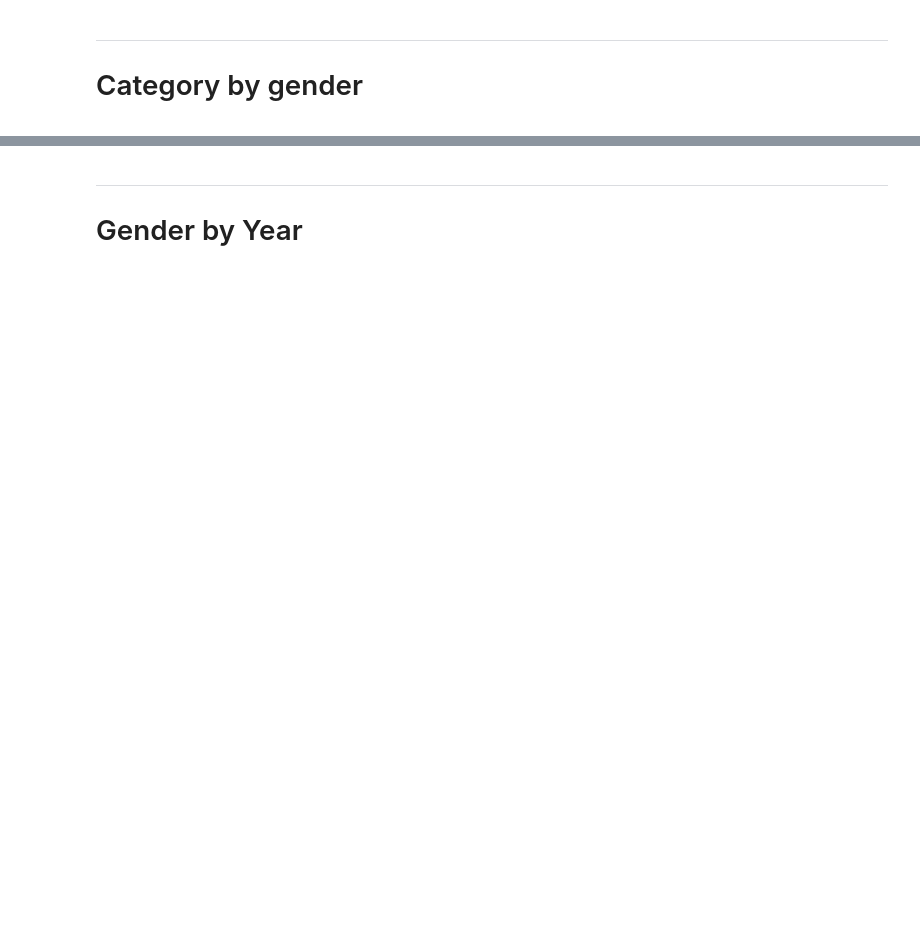
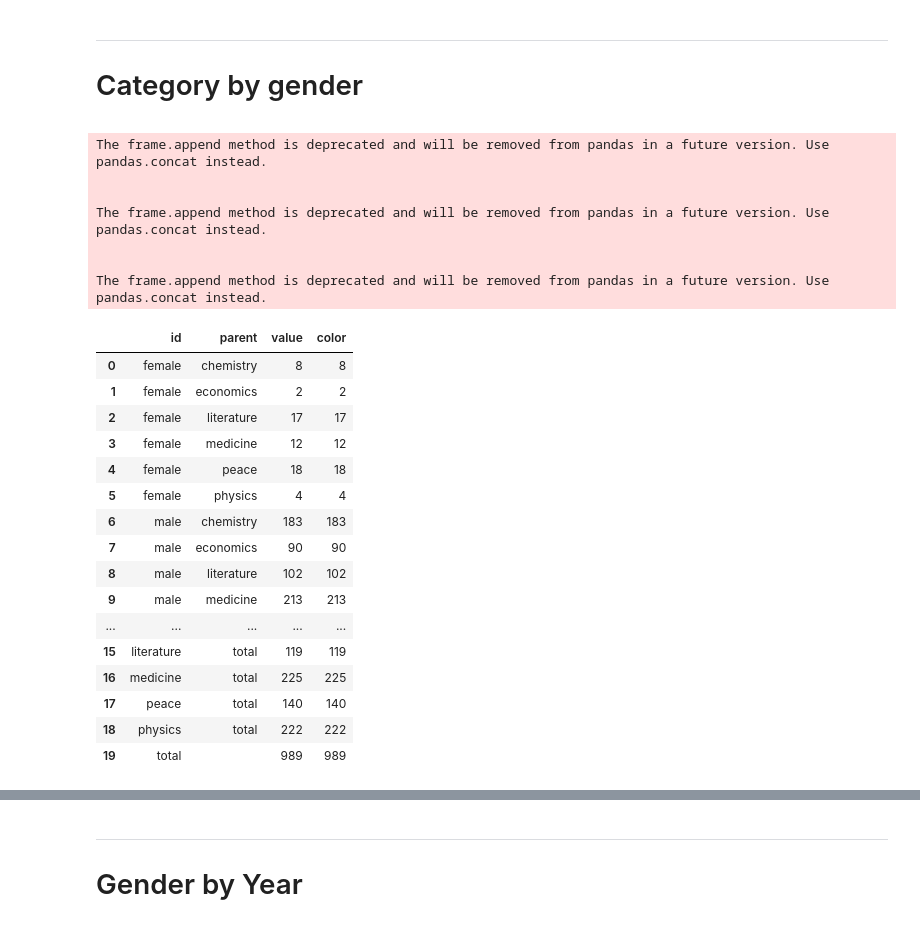
Before and after one commit to iryna-savchuk/DV_project, a Jupyter notebook: Making_Graphs.ipynb, the cells around one changed output, grey strips where cells are left out. Saved outputs shown, nothing was run; the diff lists cells and outputs as text; code cells hidden in the pictures; blank space fills up the shorter version.

```diff
--- a/Making_Graphs.ipynb
+++ b/Making_Graphs.ipynb
@@ -203,0 +224,58 @@ fig.show(renderer='browser')
+# %%
+levels = ['gender', 'category'] # levels used for the hierarchical chart
+color_columns = 'count'
+value_column = 'count'
+
+def build_hierarchical_dataframe(df, levels, value_column, color_columns=None):
+    """
+    Build a hierarchy of levels for Sunburst or Treemap charts.
+
+    Levels are given starting from the bottom to the top of the hierarchy,
+    ie the last level corresponds to the root.
+    """
+    df_all_trees = pd.DataFrame(columns=['id', 'parent', 'value', 'color'])
+    for i, level in enumerate(levels):
+        df_tree = pd.DataFrame(columns=['id', 'parent', 'value', 'color'])
+        dfg = df.groupby(levels[i:]).sum()
+        dfg = dfg.reset_index()
+        df_tree['id'] = dfg[level].copy()
+        if i < len(levels) - 1:
+            df_tree['parent'] = dfg[levels[i+1]].copy()
+        else:
+            df_tree['parent'] = 'total'
+        df_tree['value'] = dfg[value_column]
+        df_tree['color'] = dfg[color_columns]
+        df_all_trees = df_all_trees.append(df_tree, ignore_index=True)
+    total = pd.Series(dict(id='total', parent='',
+                              value=df[value_column].sum(),
+                              color=df[color_columns].sum()))
+    df_all_trees = df_all_trees.append(total, ignore_index=True)
+    return df_all_trees
+
+df_all_trees = build_hierarchical_dataframe(df, levels, value_column, color_columns)
+df_all_trees
+# %% [output]
+The frame.append method is deprecated and will be removed from pandas in a future version. Use pandas.concat instead.
+
+
+The frame.append method is deprecated and will be removed from pandas in a future version. Use pandas.concat instead.
+
+
+The frame.append method is deprecated and will be removed from pandas in a future version. Use pandas.concat instead.
+|  | id | parent | value | color |
+| 0 | female | chemistry | 8 | 8 |
+| 1 | female | economics | 2 | 2 |
+| 2 | female | literature | 17 | 17 |
+| 3 | female | medicine | 12 | 12 |
+| 4 | female | peace | 18 | 18 |
+| 5 | female | physics | 4 | 4 |
+| 6 | male | chemistry | 183 | 183 |
+| 7 | male | economics | 90 | 90 |
+| 8 | male | literature | 102 | 102 |
+| 9 | male | medicine | 213 | 213 |
+| ... | ... | ... | ... | ... |
+| 15 | literature | total | 119 | 119 |
+| 16 | medicine | total | 225 | 225 |
+| 17 | peace | total | 140 | 140 |
+| 18 | physics | total | 222 | 222 |
+| 19 | total |  | 989 | 989 |
```
Also changed, not shown: parts of 22 cells of this notebook.
